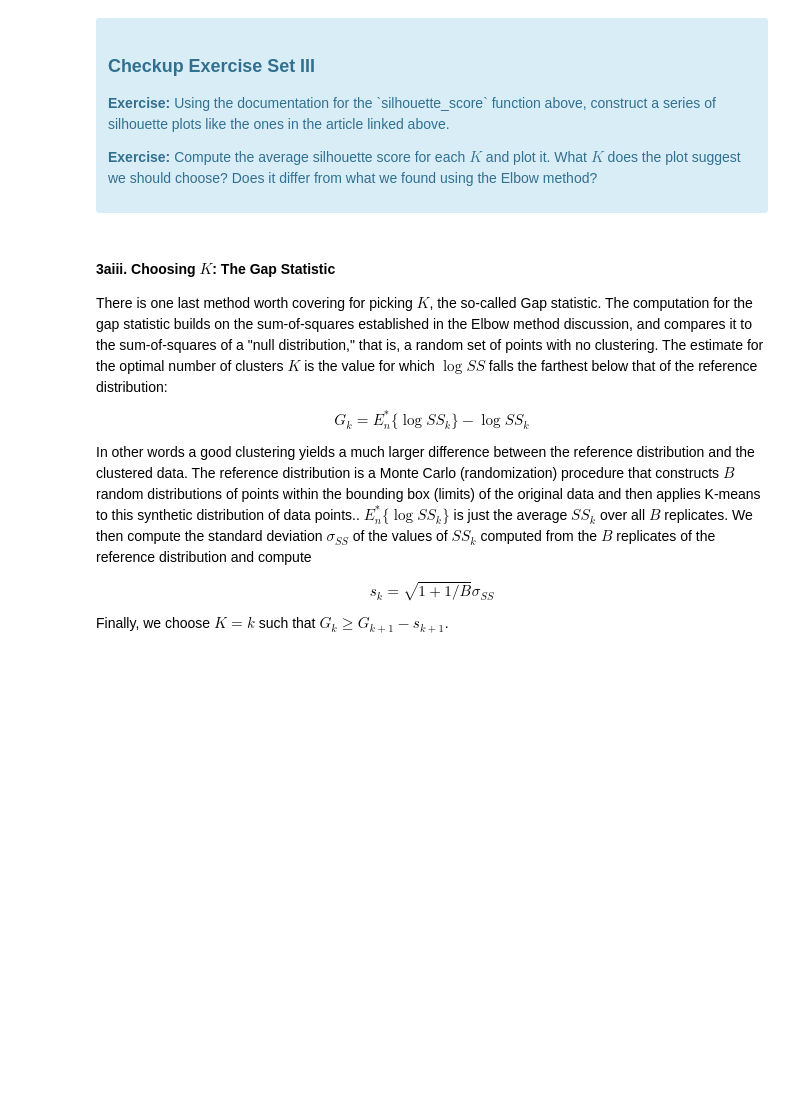
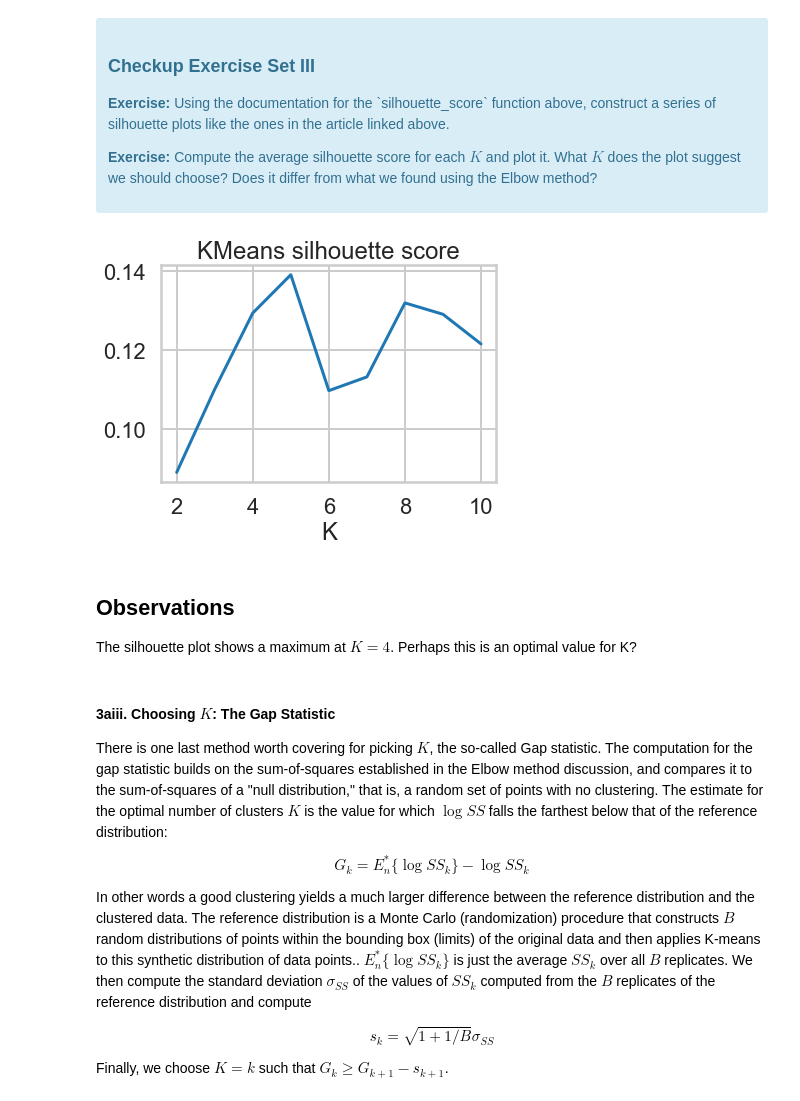
Before and after one commit to jeffkoskulics/Springboard, a Jupyter notebook: CaseStudies/Clustering Case Study/Clustering Case Study - Customer Segmentation with K-Means - Tier 3 (1).ipynb, the cells around one changed output. Cells and saved outputs as stored; diff of their text form; code cells hidden in the pictures; blank space fills up the shorter version.

```diff
--- a/CaseStudies/Clustering Case Study/Clustering Case Study - Customer Segmentation with K-Means - Tier 3 (1).ipynb
+++ b/CaseStudies/Clustering Case Study/Clustering Case Study - Customer Segmentation with K-Means - Tier 3 (1).ipynb
@@ -145,3 +244,22 @@ Source: http://www.stat.berkeley.edu/~spector/s133/Clus.html
+# %%
+# Your turn.
+from sklearn.metrics import silhouette_score
+
+silhouettes = []
+for K in range(2,11):
+    model = KMeans(K,random_state=0)
+    model.fit(df2)
+    silhouettes.append(silhouette_score(df2,model.predict(df2)))
+
+plt.plot(range(2,11),silhouettes)
+plt.xlabel('K')
+plt.title('KMeans silhouette score')
+plt.show()
+# %% [output]
+[figure, added]
+# %% [markdown]
+## Observations
+The silhouette plot shows a maximum at $ K = 4 $. Perhaps this is an optimal value for K?
 # %% [markdown]
 #### 3aiii.  Choosing $K$: The Gap Statistic
 
```
Also changed, not shown: parts of 27 cells of this notebook.
